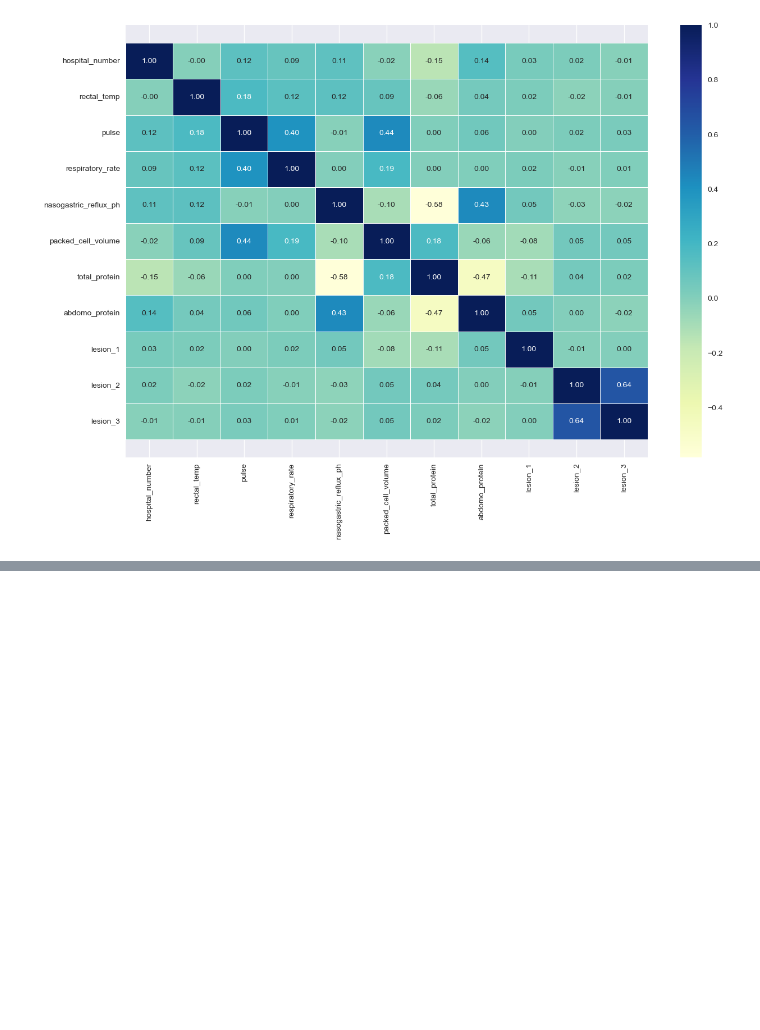
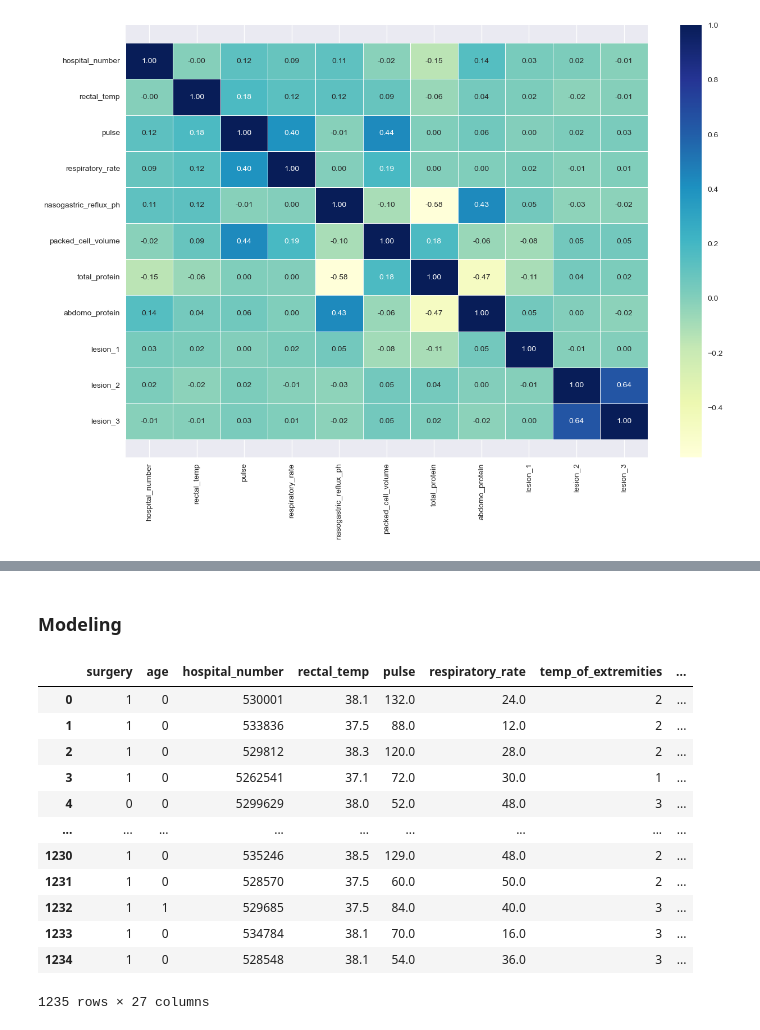
Before and after one commit to abideen-olawuwo/HorsesHealthPrediction, a Jupyter notebook: Horse_Prediction.ipynb, the cells around one changed output, grey strips where cells are left out. Drawn from its saved outputs; the diff is of its cells as text; code cells hidden in the pictures; blank space fills up the shorter version.

Commit message:
modeling

```diff
--- a/Horse_Prediction.ipynb
+++ b/Horse_Prediction.ipynb
@@ -357,0 +338,22 @@ df['outcome']  = Lb.fit_transform(df['outcome'])
+# %%
+from sklearn.preprocessing import LabelEncoder
+
+Lb = LabelEncoder()
+
+df['surgical_lesion']  = Lb.fit_transform(df['surgical_lesion'])
+df['surgery']  = Lb.fit_transform(df['surgery'])
+df['age']  = Lb.fit_transform(df['age'])
+df['temp_of_extremities']  = Lb.fit_transform(df['temp_of_extremities'])
+df['peripheral_pulse']  = Lb.fit_transform(df['peripheral_pulse'])
+df['mucous_membrane']  = Lb.fit_transform(df['mucous_membrane'])
+df['capillary_refill_time']  = Lb.fit_transform(df['capillary_refill_time'])
+df['pain']  = Lb.fit_transform(df['pain'])
+df['peristalsis']  = Lb.fit_transform(df['peristalsis'])
+df['abdominal_distention']  = Lb.fit_transform(df['abdominal_distention'])
+df['nasogastric_tube']  = Lb.fit_transform(df['nasogastric_tube'])
+df['nasogastric_reflux']  = Lb.fit_transform(df['nasogastric_reflux'])
+df['rectal_exam_feces']  = Lb.fit_transform(df['rectal_exam_feces'])
+df['abdomen']  = Lb.fit_transform(df['abdomen'])
+df['cp_data']  = Lb.fit_transform(df['cp_data'])
+df['outcome']  = Lb.fit_transform(df['outcome'])
+df['abdomo_appearance']  = Lb.fit_transform(df['abdomo_appearance'])
@@ -357,0 +370,23 @@ df['outcome']  = Lb.fit_transform(df['outcome'])
+# %% [markdown]
+### Modeling
+# %%
+# Split data into X and y
+X = df.drop("outcome", axis=1)
+
+y = df["outcome"]
+# %%
+X
+# %% [output]
+|  | surgery | age | hospital_number | rectal_temp | pulse | respiratory_rate | temp_of_extremities | ... |
+| 0 | 1 | 0 | 530001 | 38.1 | 132.0 | 24.0 | 2 | ... |
+| 1 | 1 | 0 | 533836 | 37.5 | 88.0 | 12.0 | 2 | ... |
+| 2 | 1 | 0 | 529812 | 38.3 | 120.0 | 28.0 | 2 | ... |
+| 3 | 1 | 0 | 5262541 | 37.1 | 72.0 | 30.0 | 1 | ... |
+| 4 | 0 | 0 | 5299629 | 38.0 | 52.0 | 48.0 | 3 | ... |
+| ... | ... | ... | ... | ... | ... | ... | ... | ... |
+| 1230 | 1 | 0 | 535246 | 38.5 | 129.0 | 48.0 | 2 | ... |
+| 1231 | 1 | 0 | 528570 | 37.5 | 60.0 | 50.0 | 2 | ... |
+| 1232 | 1 | 1 | 529685 | 37.5 | 84.0 | 40.0 | 3 | ... |
+| 1233 | 1 | 0 | 534784 | 38.1 | 70.0 | 16.0 | 3 | ... |
+| 1234 | 1 | 0 | 528548 | 38.1 | 54.0 | 36.0 | 3 | ... |
+1235 rows × 27 columns
```
Also changed, not shown: parts of 13 cells of this notebook.
